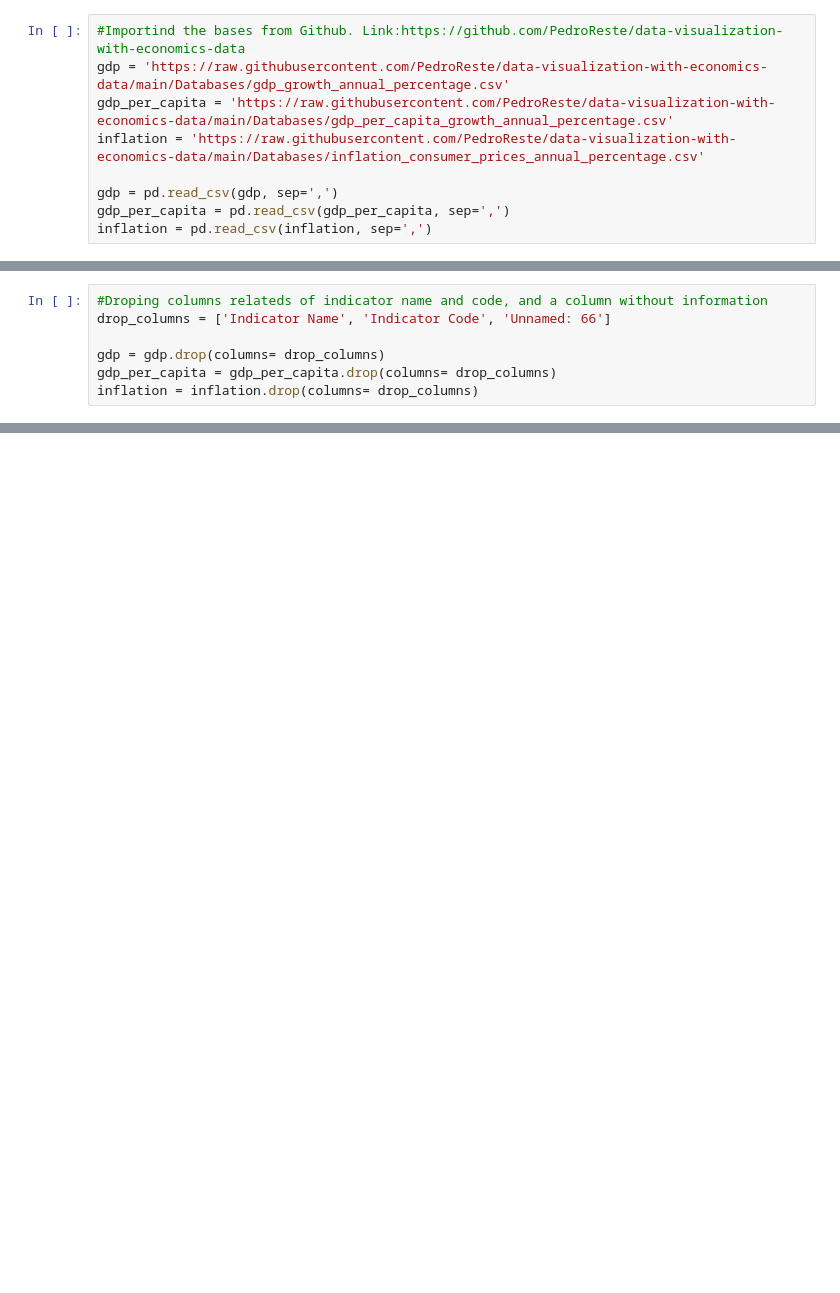
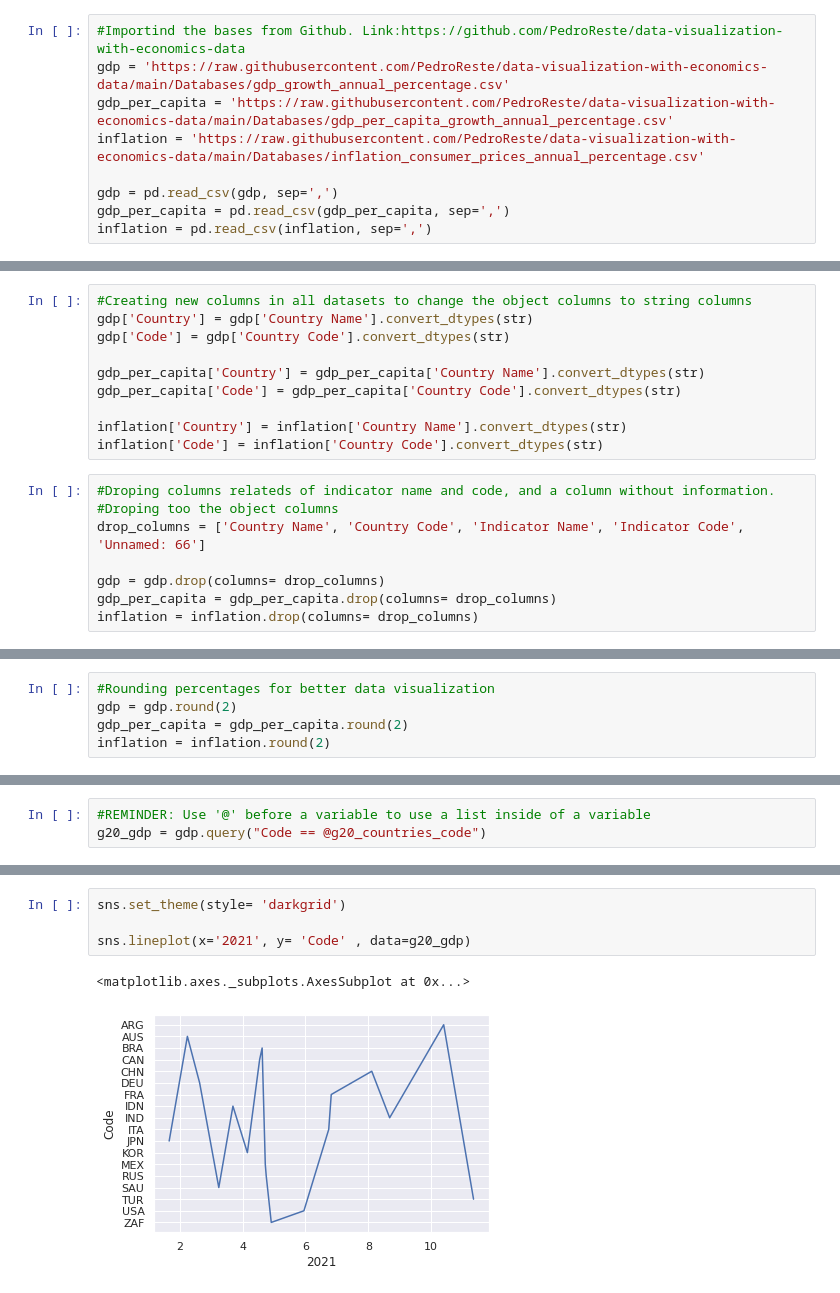
Before and after one commit to PedroReste/data-visualization-with-economics-data, a Jupyter notebook: Notebooks/data_visualization_with_economics_data.ipynb, the cells around one changed output, grey strips where cells are left out. Cells and saved outputs as stored; diff of their text form; blank space fills up the shorter version.

Commit message:
Treating the data related to GPD, GDP per Capita and Inflation and trying to do some visualizations.

```diff
--- a/Notebooks/data_visualization_with_economics_data.ipynb
+++ b/Notebooks/data_visualization_with_economics_data.ipynb
@@ -20,6 +42,17 @@ inflation = pd.read_csv(inflation, sep=',')
+# %%
+#Creating new columns in all datasets to change the object columns to string columns
+gdp['Country'] = gdp['Country Name'].convert_dtypes(str)
+gdp['Code'] = gdp['Country Code'].convert_dtypes(str)
+
+gdp_per_capita['Country'] = gdp_per_capita['Country Name'].convert_dtypes(str)
+gdp_per_capita['Code'] = gdp_per_capita['Country Code'].convert_dtypes(str)
+
+inflation['Country'] = inflation['Country Name'].convert_dtypes(str)
+inflation['Code'] = inflation['Country Code'].convert_dtypes(str)
 # %%
-#Droping columns relateds of indicator name and code, and a column without information
-drop_columns = ['Indicator Name', 'Indicator Code', 'Unnamed: 66']
+#Droping columns relateds of indicator name and code, and a column without information.
+#Droping too the object columns
+drop_columns = ['Country Name', 'Country Code', 'Indicator Name', 'Indicator Code', 'Unnamed: 66']
 
 gdp = gdp.drop(columns= drop_columns)
 gdp_per_capita = gdp_per_capita.drop(columns= drop_columns)
@@ -63,0 +60,5 @@ vars(inflation['Country Name'])
+# %%
+#Rounding percentages for better data visualization
+gdp = gdp.round(2)
+gdp_per_capita = gdp_per_capita.round(2)
+inflation = inflation.round(2)
@@ -63,0 +87,3 @@ vars(inflation['Country Name'])
+# %%
+#REMINDER: Use '@' before a variable to use a list inside of a variable
+g20_gdp = gdp.query("Code == @g20_countries_code")
@@ -63,0 +112,7 @@ vars(inflation['Country Name'])
+# %%
+sns.set_theme(style= 'darkgrid')
+
+sns.lineplot(x='2021', y= 'Code' , data=g20_gdp)
+# %% [output]
+<matplotlib.axes._subplots.AxesSubplot at 0x...>
+[figure, added]
```
Also changed, not shown: parts of 19 cells of this notebook.
